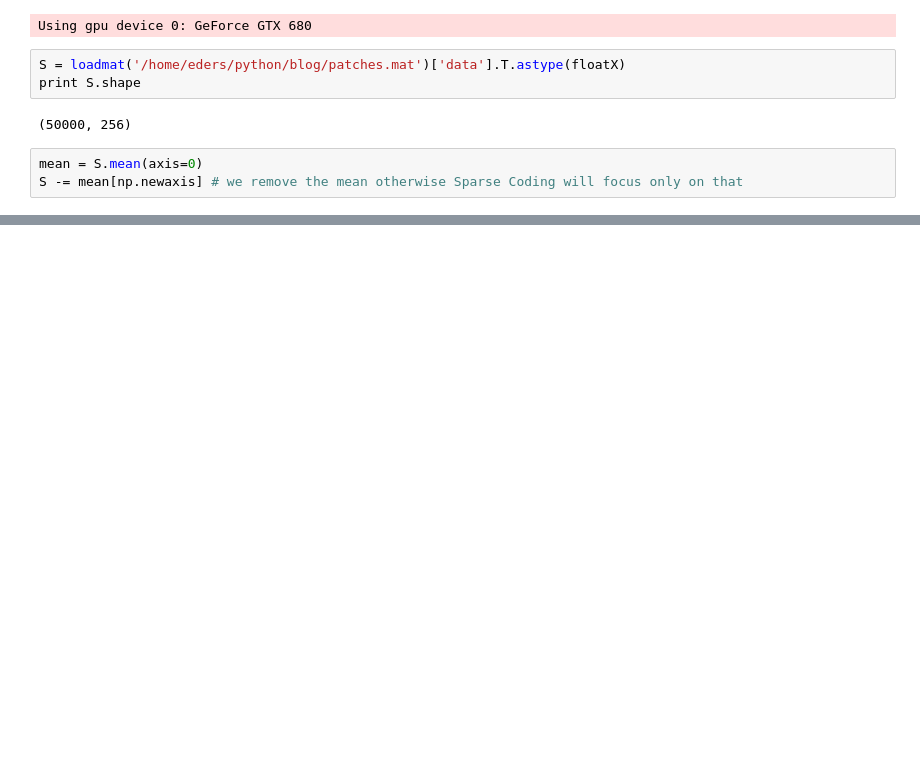
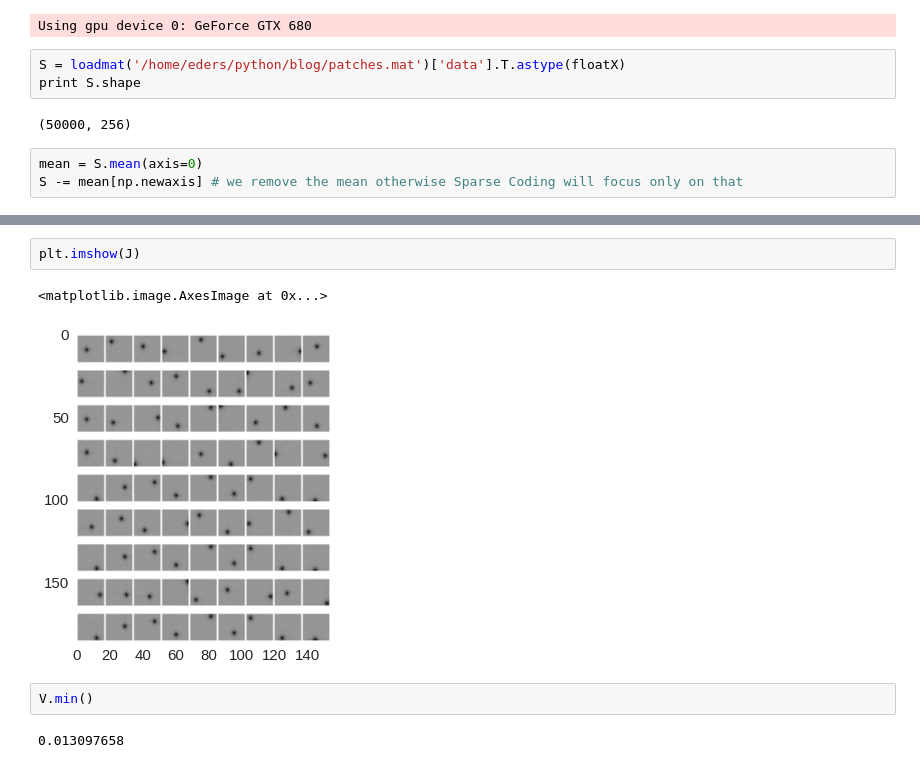
Before and after one commit to EderSantana/seya, a Jupyter notebook: examples/fista_sc.ipynb, the cells around one changed output, grey strips where cells are left out. Saved outputs shown, nothing was run; the diff lists cells and outputs as text; blank space fills up the shorter version.

```diff
--- a/examples/fista_sc.ipynb
+++ b/examples/fista_sc.ipynb
@@ -105,0 +148,9 @@ This same SparseCoding layer can be used as part of a supervised network. We lea
+# %%
+plt.imshow(J)
+# %% [output]
+<matplotlib.image.AxesImage at 0x...>
+[figure, added]
+# %%
+V.min()
+# %% [output]
+0.013097658
```
Also changed, not shown: parts of 14 cells of this notebook, 3 other files.
